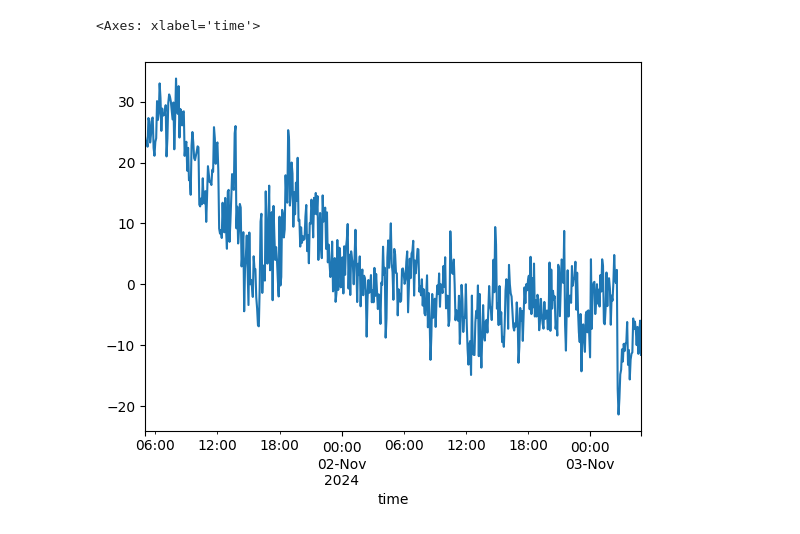
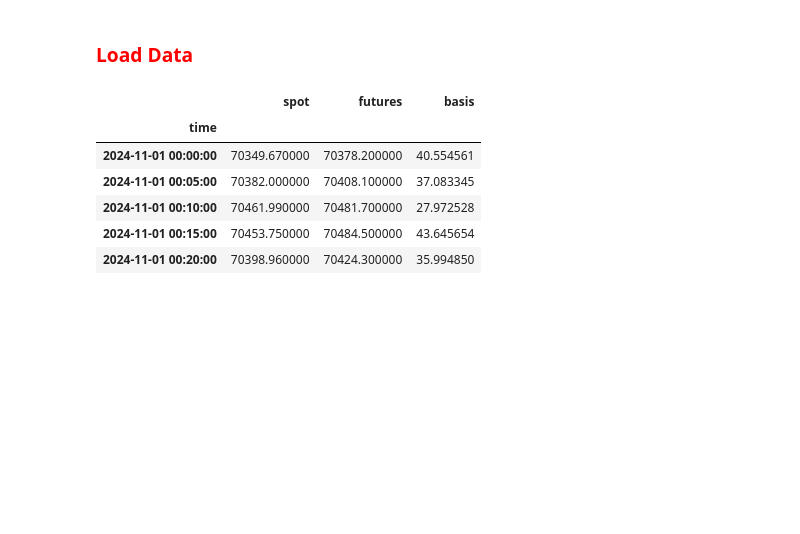
Before and after one commit to karuu6/futures_basis, a Jupyter notebook: research.ipynb, the cells around one changed output. Saved outputs shown, nothing was run; the diff lists cells and outputs as text; code cells hidden in the pictures; blank space fills up the shorter version.

```diff
--- a/research.ipynb
+++ b/research.ipynb
@@ -3 +1,12 @@ import pandas as pd
+# %%
+import pandas as pd
+import numpy as np
+import matplotlib.pyplot as plt
+from scipy.stats import describe
+
+# Set up plotting style
+plt.style.use('ggplot')
+
+# Display settings
+pd.set_option('display.float_format', '{:.6f}'.format)
 # %%
@@ -22,6 +15,29 @@ futures.head()
-# %%
-basis = (futures['close'] - spot['close']).rename('basis')
-basis.plot()
-# %% [output]
-<Axes: xlabel='time'>
-[figure, removed]
+# %% [markdown]
+### <span style="color:red">Load Data</span>
+# %%
+# Load spot and perpetual futures price data
+spot_data = pd.read_csv('market_data/binance-spot-BTCUSDT-5m.csv', index_col='time')
+futures_data = pd.read_csv('market_data/binance-futures-BTCUSDT-5m.csv', index_col='time')
+futures_data.index = pd.to_datetime(futures_data.index, unit='ms')
+spot_data.index = pd.to_datetime(spot_data.index, unit='ms')
+
+# Merge the datasets
+data = pd.merge(spot_data['close'], futures_data['close'],
+                left_index=True, right_index=True, suffixes=('_spot', '_futures'))
+
+data = data.dropna()
+data.columns = ['spot', 'futures']
+
+# Compute basis
+data['basis'] = ((data['futures'] - data['spot']) / data['spot']) * 10e4
+
+# Display the first few rows
+data.head()
+# %% [output]
+|  | spot | futures | basis |
+| time |  |  |  |
+| 2024-11-01 00:00:00 | 70349.670000 | 70378.200000 | 40.554561 |
+| 2024-11-01 00:05:00 | 70382.000000 | 70408.100000 | 37.083345 |
+| 2024-11-01 00:10:00 | 70461.990000 | 70481.700000 | 27.972528 |
+| 2024-11-01 00:15:00 | 70453.750000 | 70484.500000 | 43.645654 |
+| 2024-11-01 00:20:00 | 70398.960000 | 70424.300000 | 35.994850 |
```
Also changed, not shown: parts of 10 cells of this notebook.
